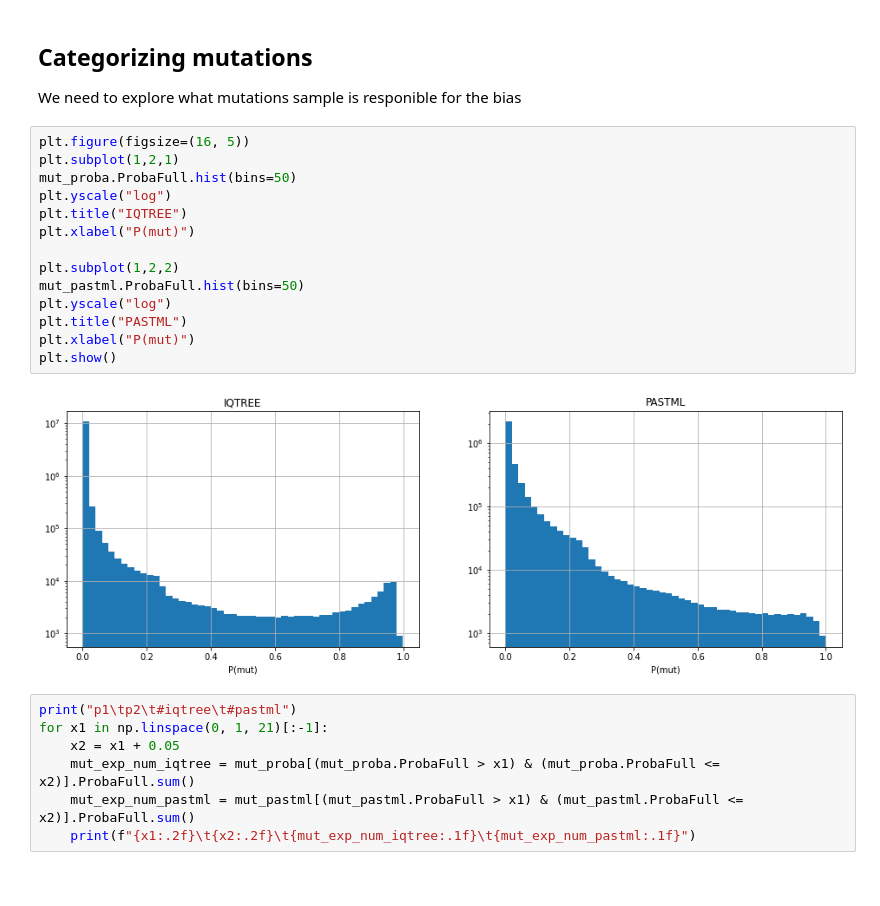
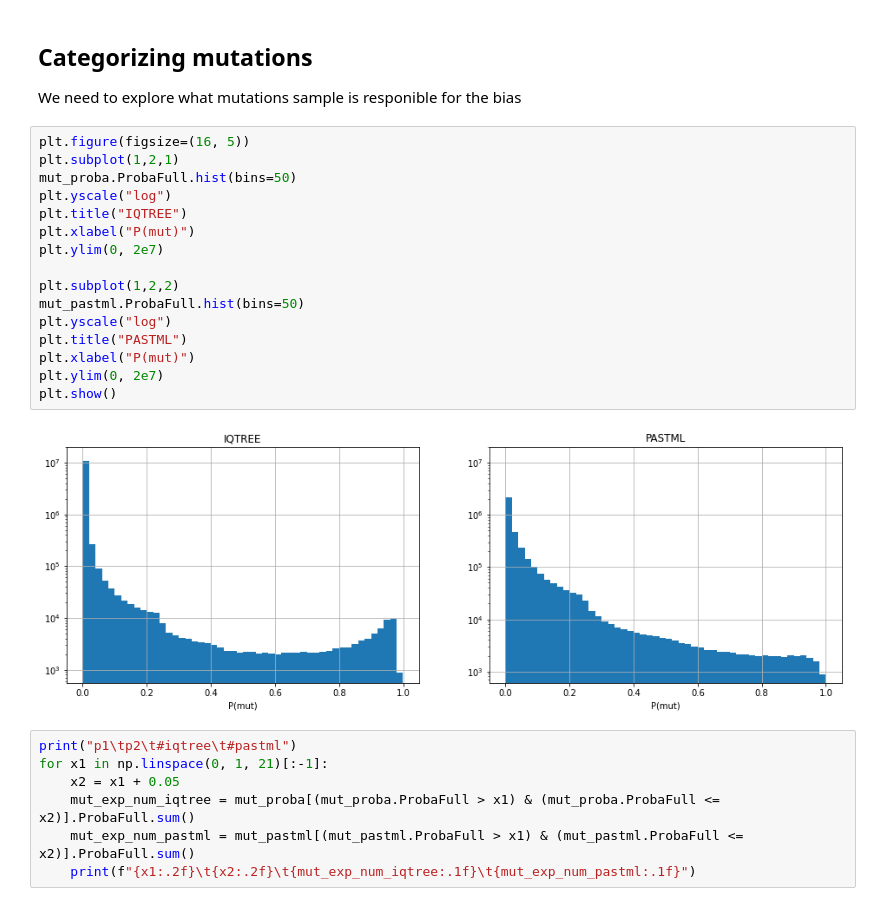
Before and after one commit to mitoclub/PyMutSpec, a Jupyter notebook: notebooks/pastml_report.ipynb, the cells around one changed output. Cells and saved outputs as stored; diff of their text form.

```diff
--- a/notebooks/pastml_report.ipynb
+++ b/notebooks/pastml_report.ipynb
@@ -434,19 +434,21 @@ We need to explore what mutations sample is responible for the bias
 # %%
 plt.figure(figsize=(16, 5))
 plt.subplot(1,2,1)
 mut_proba.ProbaFull.hist(bins=50)
 plt.yscale("log")
 plt.title("IQTREE")
 plt.xlabel("P(mut)")
+plt.ylim(0, 2e7)
 
 plt.subplot(1,2,2)
 mut_pastml.ProbaFull.hist(bins=50)
 plt.yscale("log")
 plt.title("PASTML")
 plt.xlabel("P(mut)")
+plt.ylim(0, 2e7)
 plt.show()
 # %% [output]
-[figure, old version]
+[figure, new version]
 # %%
 print("p1\tp2\t#iqtree\t#pastml")
 for x1 in np.linspace(0, 1, 21)[:-1]:
```
Also changed, not shown: parts of 24 cells of this notebook.
